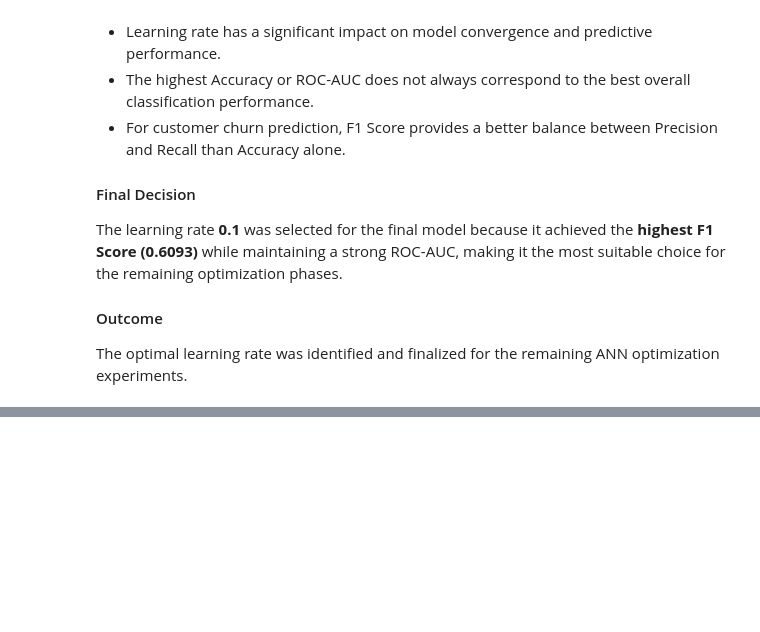
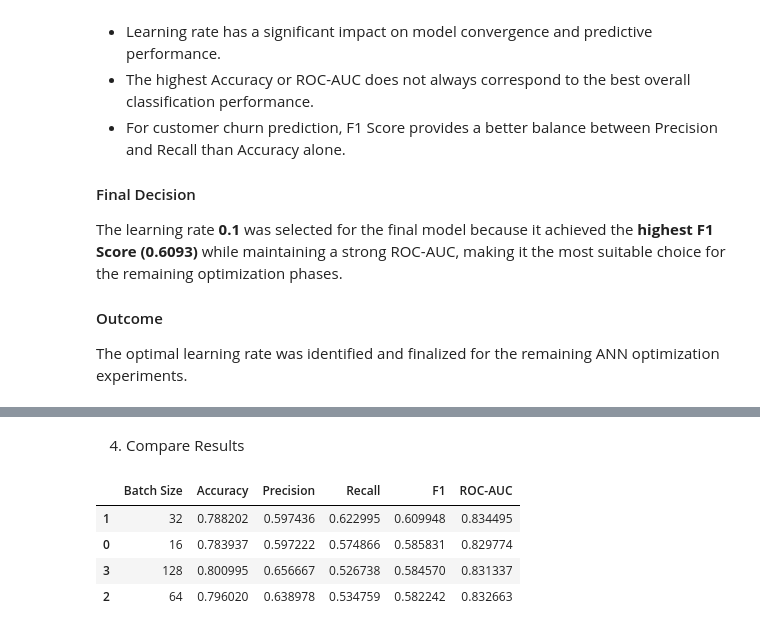
Before and after one commit to vk62945/Customer-Churn-Prediction-ANN, a Jupyter notebook: notebooks/06_Model_Optimization.ipynb, the cells around one changed output, grey strips where cells are left out. Drawn from its saved outputs; the diff is of its cells as text; code cells hidden in the pictures; blank space fills up the shorter version.

Commit message:
Optimized batch size for ANN

```diff
--- a/notebooks/06_Model_Optimization.ipynb
+++ b/notebooks/06_Model_Optimization.ipynb
@@ -636,0 +678,30 @@ The optimal learning rate was identified and finalized for the remaining ANN opt
+# %%
+results = []
+
+for batch in batch_sizes:
+
+    print(f"\nTraining with Batch Size = {batch}")
+
+    model = build_model(hidden_layers)
+
+    history = model.fit(
+        x_train,
+        y_train,
+        validation_split=0.2,
+        epochs=100,
+        batch_size=batch,
+        callbacks=[early_stopping],
+        verbose=0
+    )
+
+    y_prob = model.predict(x_test, verbose=0)
+    y_pred = (y_prob >= 0.5).astype(int).flatten()
+
+    results.append({
+        "Batch Size": batch,
+        "Accuracy": accuracy_score(y_test, y_pred),
+        "Precision": precision_score(y_test, y_pred),
+        "Recall": recall_score(y_test, y_pred),
+        "F1": f1_score(y_test, y_pred),
+        "ROC-AUC": roc_auc_score(y_test, y_prob)
+    })
@@ -636,0 +713,15 @@ The optimal learning rate was identified and finalized for the remaining ANN opt
+# %% [markdown]
+4. Compare Results
+# %%
+results_df = pd.DataFrame(results)
+
+results_df.sort_values(
+    by="F1",
+    ascending=False
+)
+# %% [output]
+|  | Batch Size | Accuracy | Precision | Recall | F1 | ROC-AUC |
+| 1 | 32 | 0.788202 | 0.597436 | 0.622995 | 0.609948 | 0.834495 |
+| 0 | 16 | 0.783937 | 0.597222 | 0.574866 | 0.585831 | 0.829774 |
+| 3 | 128 | 0.800995 | 0.656667 | 0.526738 | 0.584570 | 0.831337 |
+| 2 | 64 | 0.796020 | 0.638978 | 0.534759 | 0.582242 | 0.832663 |
```
Also changed, not shown: parts of 11 cells of this notebook.
